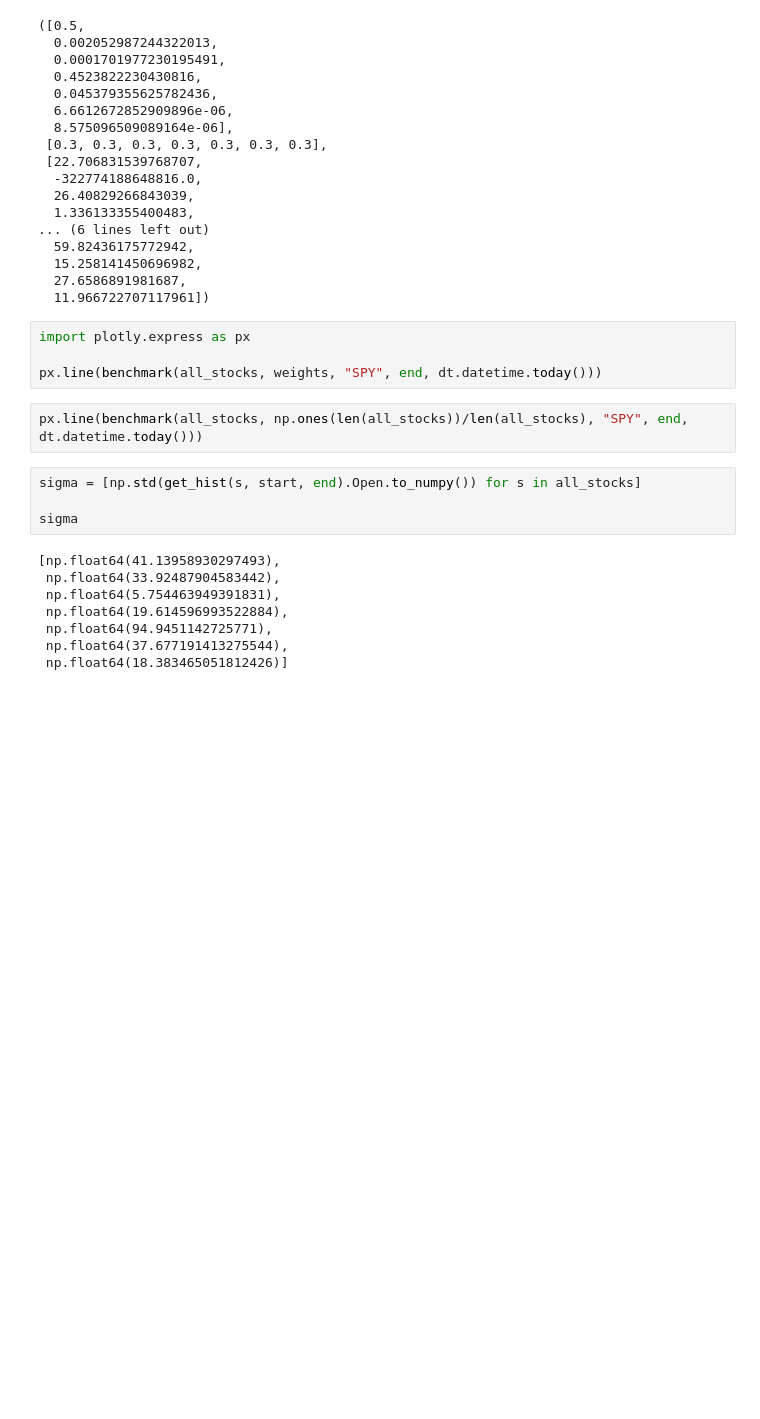
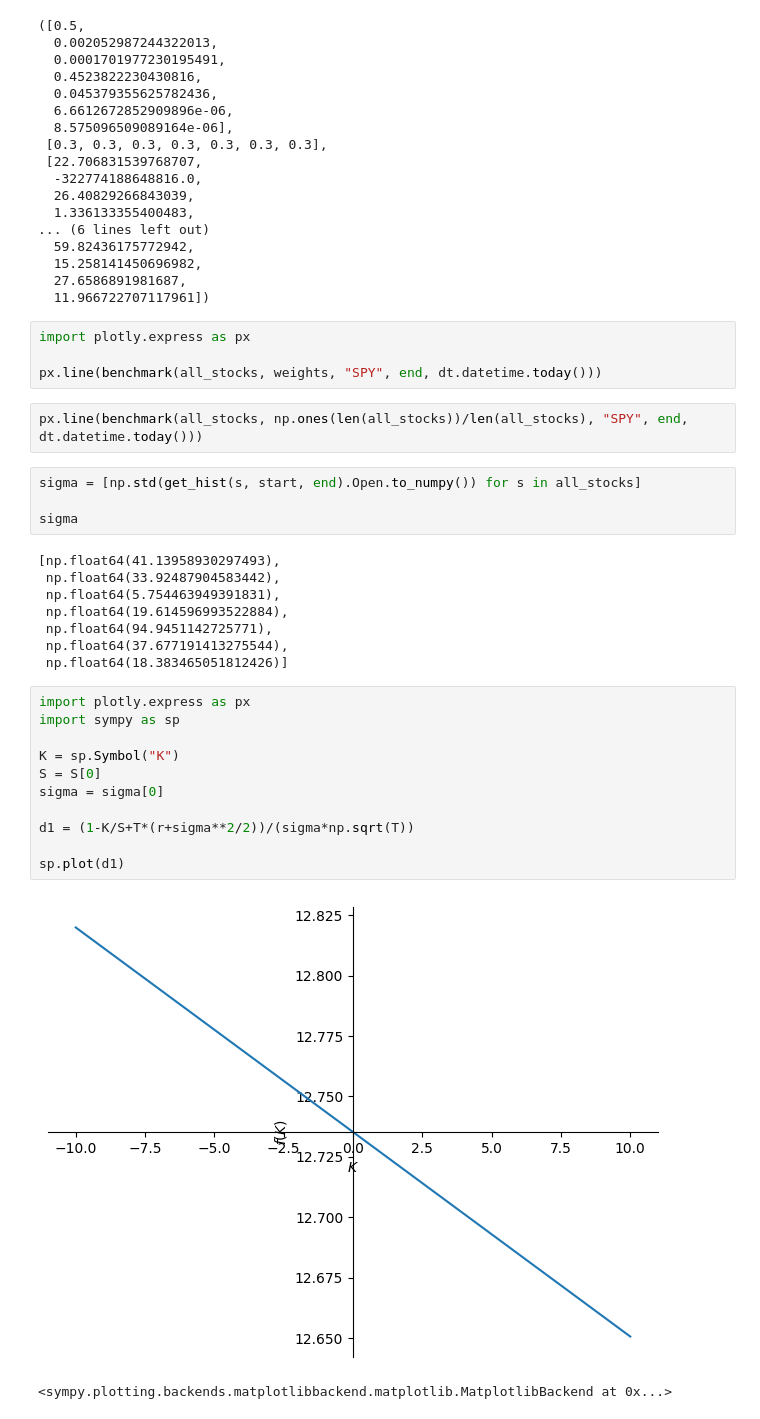
Before and after one commit to jcrayb/AMP-project, a Jupyter notebook: solver.ipynb, the cells around one changed output. Cells and saved outputs as stored; diff of their text form; blank space fills up the shorter version.

```diff
--- a/solver.ipynb
+++ b/solver.ipynb
@@ -121,3 +127,17 @@ sigma
  np.float64(94.9451142725771),
  np.float64(37.677191413275544),
  np.float64(18.383465051812426)]
+# %%
+import plotly.express as px
+import sympy as sp
+
+K = sp.Symbol("K")
+S = S[0]
+sigma = sigma[0]
+
+d1 = (1-K/S+T*(r+sigma**2/2))/(sigma*np.sqrt(T))
+
+sp.plot(d1)
+# %% [output]
+[figure, added]
+<sympy.plotting.backends.matplotlibbackend.matplotlib.MatplotlibBackend at 0x...>
```
Also changed, not shown: parts of 1 cell of this notebook.
